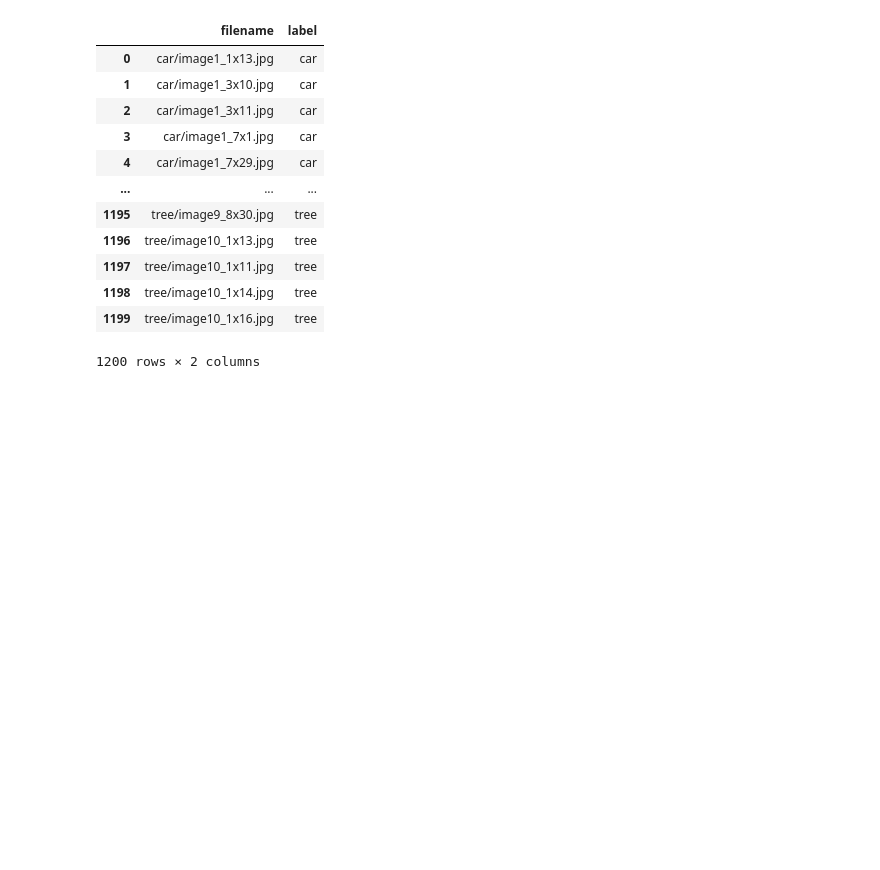
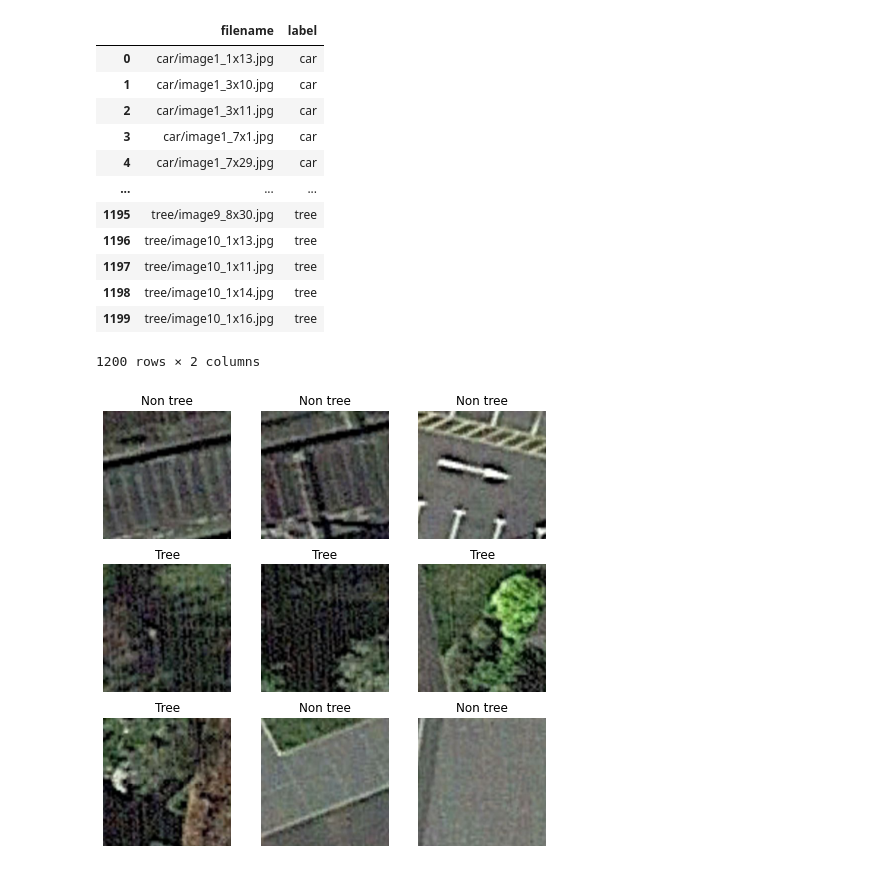
Before and after one commit to workingbetter/deep-learning-Image-classification-by-Michael-Bogale, a Jupyter notebook: ITNPAI1_3071806.ipynb, the cells around one changed output. Cells and saved outputs as stored; diff of their text form; code cells hidden in the pictures; blank space fills up the shorter version.

```diff
--- a/ITNPAI1_3071806.ipynb
+++ b/ITNPAI1_3071806.ipynb
@@ -95,0 +145,22 @@ display(labeler_csv(stir_path))
+# %%
+
+labels_map = {
+    0: "Non tree",
+    1: "Tree"
+}
+
+# Selecting some images for preview
+figure = plt.figure(figsize=(8, 8))
+cols, rows = 3, 3
+for i in range(1, cols * rows + 1):
+    sample_idx = torch.randint(len(dataset), size=(1,)).item() # Randomly selected
+    #print(sample_idx)
+    img, label = dataset[sample_idx]
+    figure.add_subplot(rows, cols, i)
+    plt.title(labels_map[label])
+    plt.axis("off")
+    new_img = np.transpose(img, (1, 2, 0))
+    plt.imshow(new_img.squeeze())
+plt.show()
+# %% [output]
+[figure, added]
```
Also changed, not shown: parts of 1 cell of this notebook.
